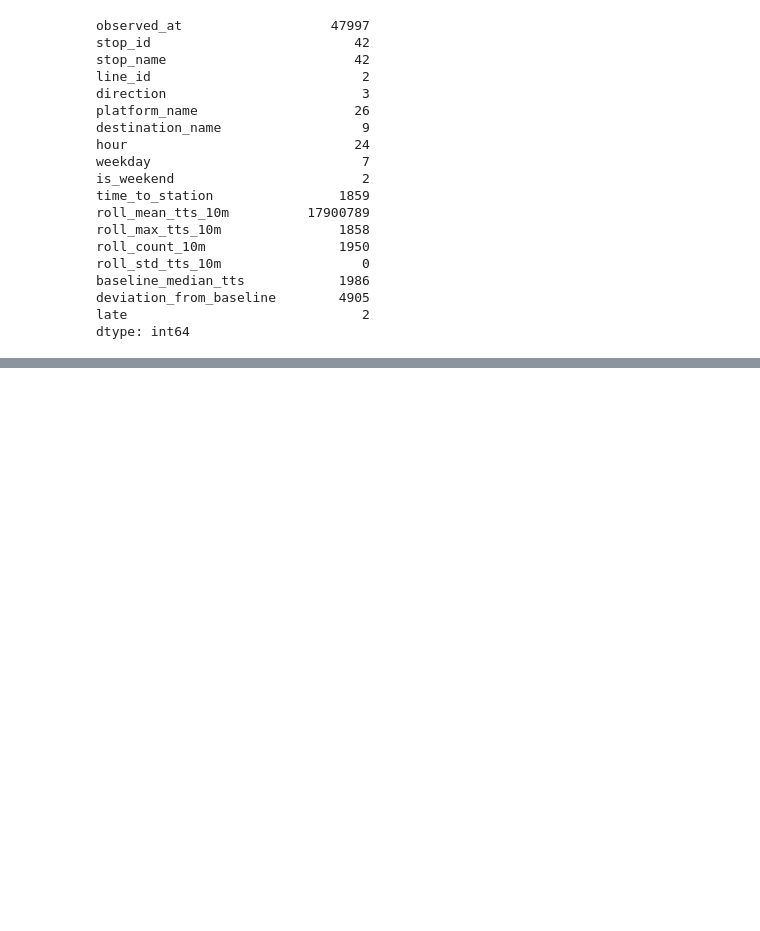
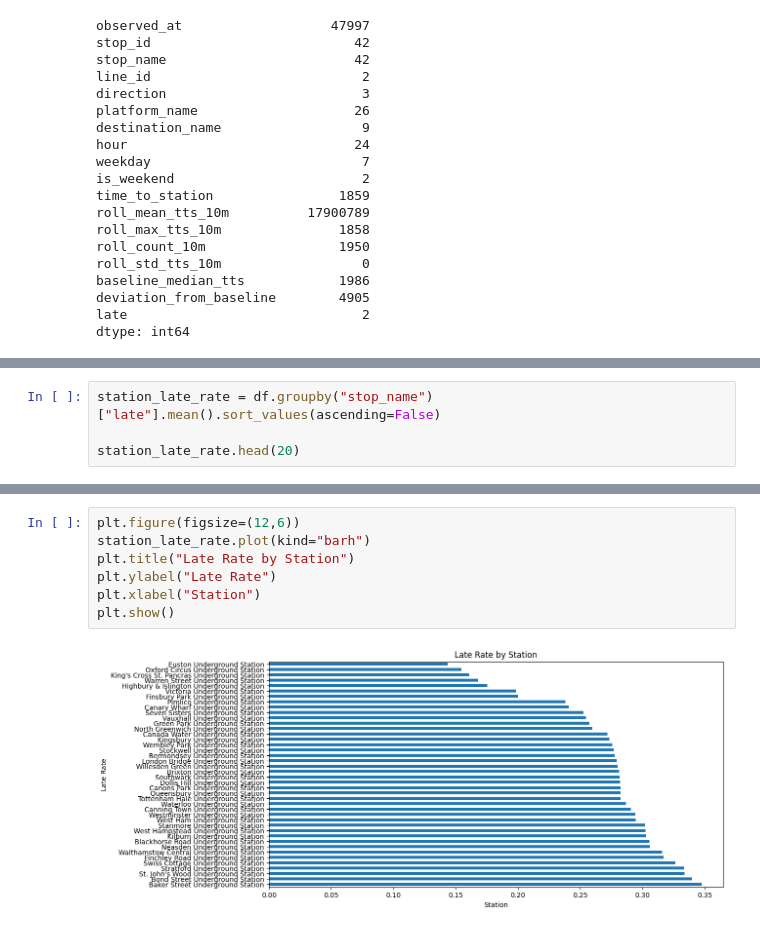
Before and after one commit to itsMayankVashistha/delaysense-transit-intelligence, a Jupyter notebook: notebooks/eda_fulldata.ipynb, the cells around one changed output, grey strips where cells are left out. Drawn from its saved outputs; the diff is of its cells as text; blank space fills up the shorter version.

```diff
--- a/notebooks/eda_fulldata.ipynb
+++ b/notebooks/eda_fulldata.ipynb
@@ -415,0 +623,4 @@ dtype: int64
+# %%
+station_late_rate = df.groupby("stop_name")["late"].mean().sort_values(ascending=False)
+
+station_late_rate.head(20)
@@ -415,0 +645,9 @@ dtype: int64
+# %%
+plt.figure(figsize=(12,6))
+station_late_rate.plot(kind="barh")
+plt.title("Late Rate by Station")
+plt.ylabel("Late Rate")
+plt.xlabel("Station")
+plt.show()
+# %% [output]
+[figure, added]
```
Also changed, not shown: parts of 20 cells of this notebook.
